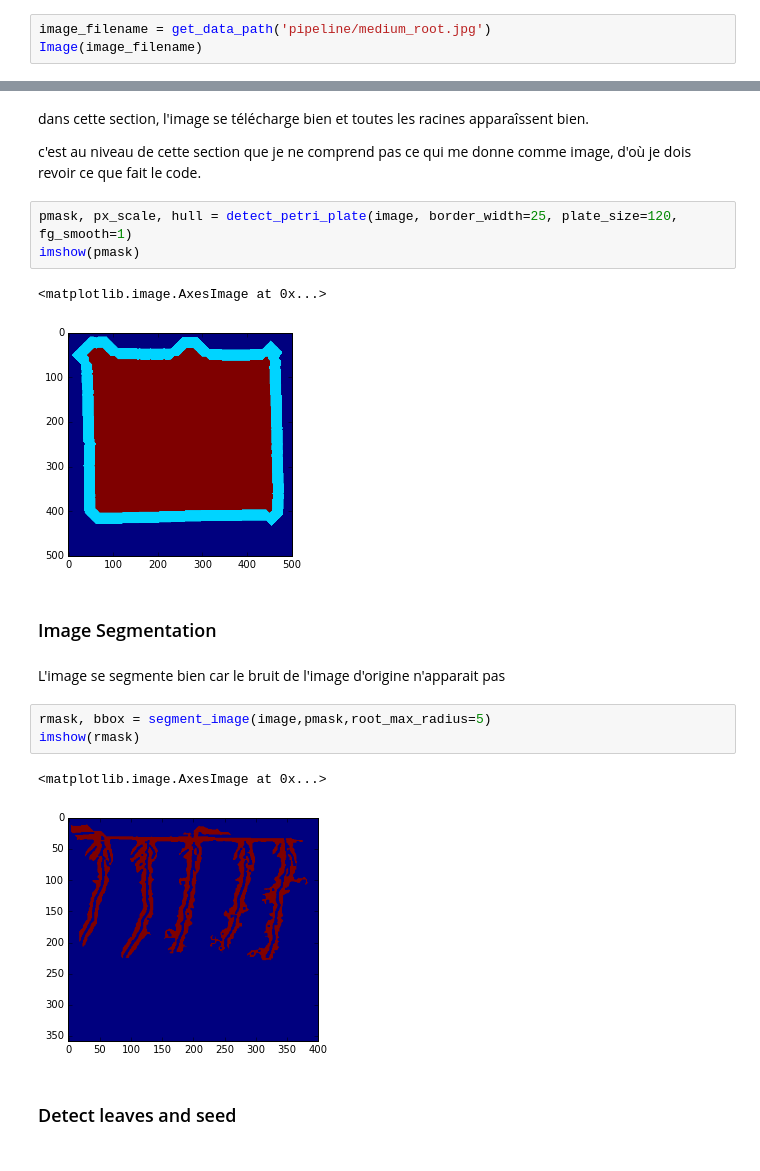
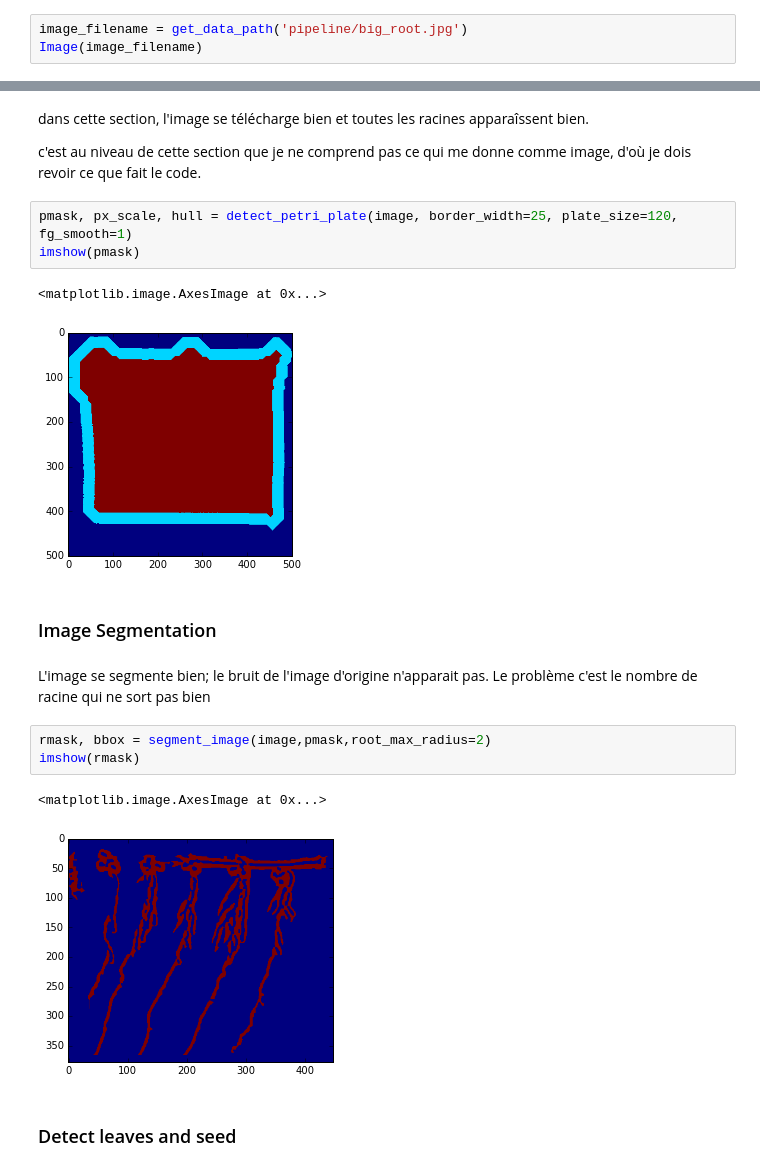
Before and after one commit to openalea-incubator/rhizoscan, a Jupyter notebook: example/test_example_new_data.ipynb, the cells around one changed output, grey strips where cells are left out. Cells and saved outputs as stored; diff of their text form.

```diff
--- a/example/test_example_new_data.ipynb
+++ b/example/test_example_new_data.ipynb
@@ -24,6 +20,6 @@ NOT using graph editor observer No module named grapheditor
 # %% [markdown]
 ## RSA Image
 # %%
-image_filename = get_data_path('pipeline/medium_root.jpg')
+image_filename = get_data_path('pipeline/big_root.jpg')
 Image(image_filename)
 # %% [output]
@@ -51,17 +47,18 @@ pmask, px_scale, hull = detect_petri_plate(image, border_width=25, plate_size=12
 imshow(pmask)
 # %% [output]
 <matplotlib.image.AxesImage at 0x...>
-[figure, old version]
+[figure, new version]
 # %% [markdown]
 ### Image Segmentation
 # %% [markdown]
-L'image se segmente bien car le bruit de l'image d'origine n'apparait pas
+L'image se segmente bien; le bruit de l'image d'origine n'apparait pas. Le problème c'est le nombre de racine qui ne
+sort pas bien
 # %%
-rmask, bbox = segment_image(image,pmask,root_max_radius=5)
+rmask, bbox = segment_image(image,pmask,root_max_radius=2)
 imshow(rmask)
 # %% [output]
 <matplotlib.image.AxesImage at 0x...>
-[figure, old version]
+[figure, new version]
 # %% [markdown]
 ### Detect leaves and seed
 # %% [markdown]
```
Also changed, not shown: parts of 8 cells of this notebook.
